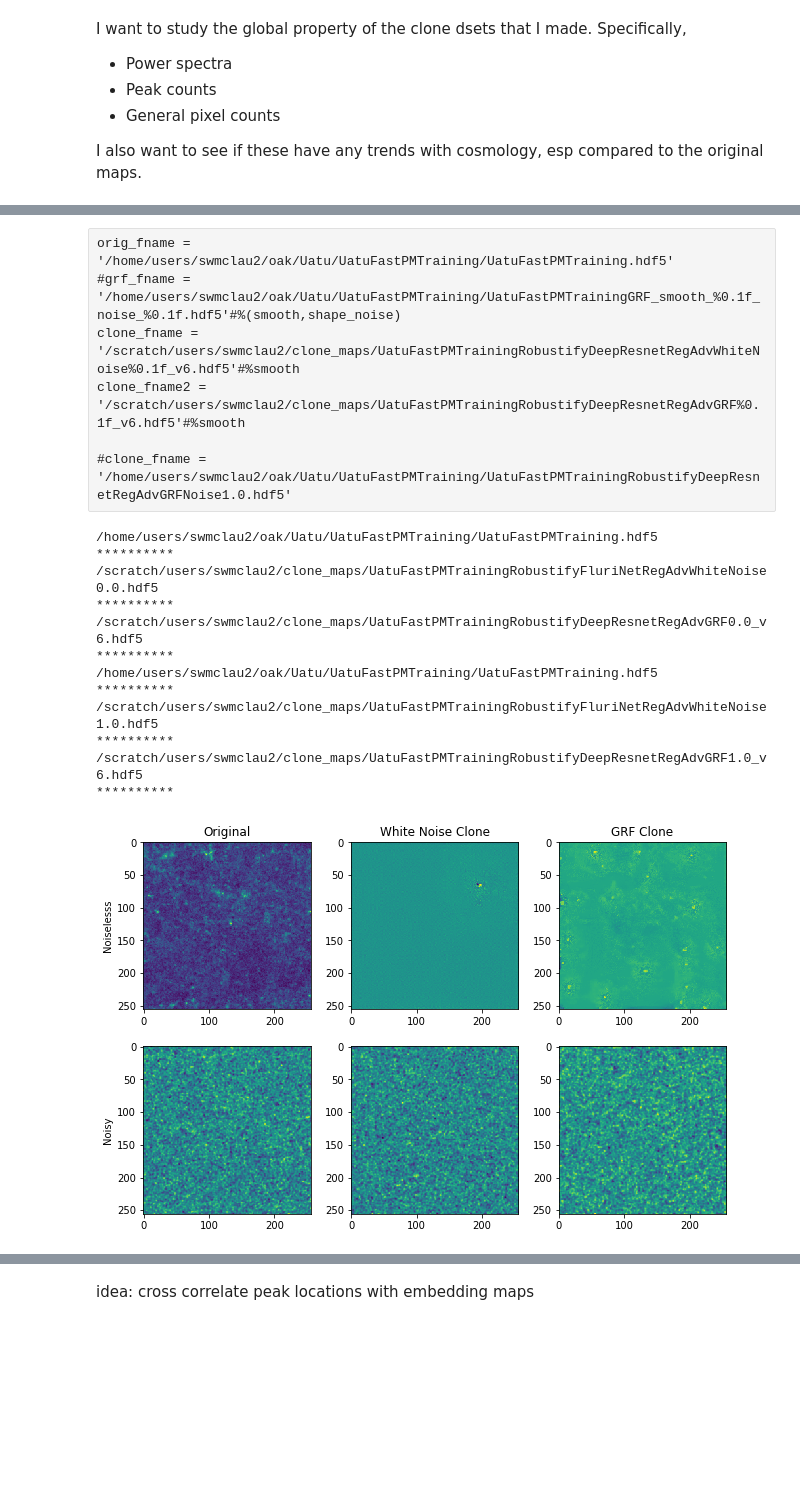
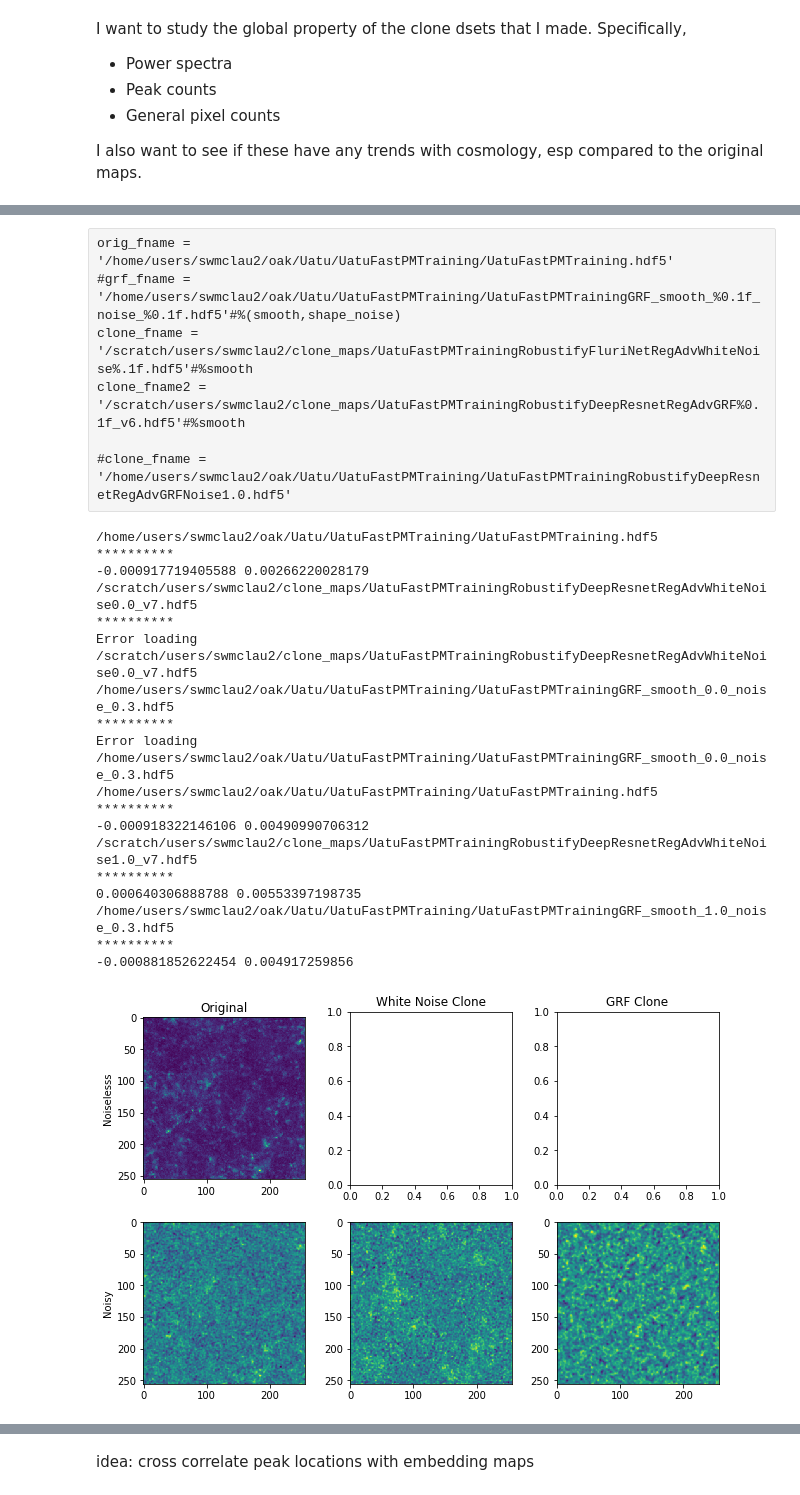
Before and after one commit to mclaughlin6464/uatu, a Jupyter notebook: notebooks/Plot Clone Maps Uatu I.ipynb, the cells around one changed output, grey strips where cells are left out. Saved outputs shown, nothing was run; the diff lists cells and outputs as text; code cells hidden in the pictures; blank space fills up the shorter version.

```diff
--- a/notebooks/Plot Clone Maps Uatu I.ipynb
+++ b/notebooks/Plot Clone Maps Uatu I.ipynb
@@ -20,8 +30,9 @@ I also want to see if these have any trends with cosmology, esp compared to the
 # %%
 smooths = [0.0, 1.0]
 noises= np.array([0.0, 0.29])
-shape_noises = noises/np.sqrt((2.34**2)*30) #sigma_e/sqrt(A*n)
+shape_noises = noises/np.sqrt((A)*30) #sigma_e/sqrt(A*n)
+print shape_noises
 data_mod1 = lambda x:x
 data_mod2 = lambda x: gaussian_filter(x+np.random.randn(*x.shape)*shape_noises[1], smooths[1])# add a normalization, hopefully sufficient
 
-data_mods = [data_mod1, data_mod2]
+data_mods = [[data_mod1,data_mod1, data_mod1], [data_mod2, data_mod2, data_mod1]]
@@ -36,17 +50,17 @@ ls ~/scratch/clone_maps/*DeepResnet*.hdf5 -ltr
+# %%
+orig_fname = '/home/users/swmclau2/oak/Uatu/UatuFastPMTraining/UatuFastPMTraining.hdf5'
+grf_fname = '/home/users/swmclau2/oak/Uatu/UatuFastPMTraining/UatuFastPMTrainingGRF_smooth_%0.1f_noise_0.3.hdf5'#%(smooth,shape_noise)
+clone_fname = '/scratch/users/swmclau2/clone_maps/UatuFastPMTrainingRobustifyDeepResnetRegAdvWhiteNoise%0.1f_v7.hdf5'#%smooth
+#clone_fname2 = '/scratch/users/swmclau2/clone_maps/UatuFastPMTrainingRobustifyDeepResnetRegAdvGRF%0.1f_v6.hdf5'#%smooth
+
+#clone_fname = '/home/users/swmclau2/oak/Uatu/UatuFastPMTraining/UatuFastPMTrainingRobustifyDeepResnetRegAdvGRFNoise1.0.hdf5'
 # %% [raw]
 orig_fname = '/home/users/swmclau2/oak/Uatu/UatuFastPMTraining/UatuFastPMTraining.hdf5'
 #grf_fname = '/home/users/swmclau2/oak/Uatu/UatuFastPMTraining/UatuFastPMTrainingGRF_smooth_%0.1f_noise_%0.1f.hdf5'#%(smooth,shape_noise)
-clone_fname = '/scratch/users/swmclau2/clone_maps/UatuFastPMTrainingRobustifyDeepResnetRegAdvWhiteNoise%0.1f_v6.hdf5'#%smooth
+clone_fname = '/scratch/users/swmclau2/clone_maps/UatuFastPMTrainingRobustifyFluriNetRegAdvWhiteNoise%.1f.hdf5'#%smooth
 clone_fname2 = '/scratch/users/swmclau2/clone_maps/UatuFastPMTrainingRobustifyDeepResnetRegAdvGRF%0.1f_v6.hdf5'#%smooth
 
 #clone_fname = '/home/users/swmclau2/oak/Uatu/UatuFastPMTraining/UatuFastPMTrainingRobustifyDeepResnetRegAdvGRFNoise1.0.hdf5'
-# %%
-orig_fname = '/home/users/swmclau2/oak/Uatu/UatuFastPMTraining/UatuFastPMTraining.hdf5'
-#grf_fname = '/home/users/swmclau2/oak/Uatu/UatuFastPMTraining/UatuFastPMTrainingGRF_smooth_%0.1f_noise_%0.1f.hdf5'#%(smooth,shape_noise)
-clone_fname = '/scratch/users/swmclau2/clone_maps/UatuFastPMTrainingRobustifyFluriNetRegAdvWhiteNoise%.1f.hdf5'#%smooth
-clone_fname2 = '/scratch/users/swmclau2/clone_maps/UatuFastPMTrainingRobustifyDeepResnetRegAdvGRF%0.1f_v6.hdf5'#%smooth
-
-#clone_fname = '/home/users/swmclau2/oak/Uatu/UatuFastPMTraining/UatuFastPMTrainingRobustifyDeepResnetRegAdvGRFNoise1.0.hdf5'
 # %%
 def plot_set(orig_fname, clone_fname, clone_fname2, boxno, idx):
     fig, axes = plt.subplots(2,3, figsize=(9,6))
@@ -54,8 +68,8 @@ def plot_set(orig_fname, clone_fname, clone_fname2, boxno, idx):
     for smooth, shape_noise, data_mod, ax in zip(smooths,\
                                                  shape_noises,
                                                  data_mods, axes):
-        for fname, a in zip([orig_fname, clone_fname, clone_fname2],
-                            ax):
+        for fname, a,dm in zip([orig_fname, clone_fname, clone_fname2],
+                            ax, data_mod):
 
             if fname!=orig_fname:
                 fname = fname%smooth
@@ -67,7 +81,9 @@ def plot_set(orig_fname, clone_fname, clone_fname2, boxno, idx):
             except IOError:
                 print 'Error loading %s'%fname
                 continue
-            X = data_mod(X)
+            X = dm(X)
+            print X.mean(), X.std()
+
             X = (X-X.mean())/X.std()
 
             a.imshow(X)
@@ -86,18 +102,24 @@ def plot_set(orig_fname, clone_fname, clone_fname2, boxno, idx):
     #plt.title('White Noise Clone')
     #plt.title('GRF Clone')
 # %%
-xt = plot_set(orig_fname, clone_fname, clone_fname2, 'Box111', 200)
+xt = plot_set(orig_fname, clone_fname, grf_fname, 'Box100', 200)
 # %% [output]
 /home/users/swmclau2/oak/Uatu/UatuFastPMTraining/UatuFastPMTraining.hdf5
 **********
-/scratch/users/swmclau2/clone_maps/UatuFastPMTrainingRobustifyFluriNetRegAdvWhiteNoise0.0.hdf5
+-0.000917719405588 0.00266220028179
+/scratch/users/swmclau2/clone_maps/UatuFastPMTrainingRobustifyDeepResnetRegAdvWhiteNoise0.0_v7.hdf5
 **********
-/scratch/users/swmclau2/clone_maps/UatuFastPMTrainingRobustifyDeepResnetRegAdvGRF0.0_v6.hdf5
+Error loading /scratch/users/swmclau2/clone_maps/UatuFastPMTrainingRobustifyDeepResnetRegAdvWhiteNoise0.0_v7.hdf5
+/home/users/swmclau2/oak/Uatu/UatuFastPMTraining/UatuFastPMTrainingGRF_smooth_0.0_noise_0.3.hdf5
 **********
+Error loading /home/users/swmclau2/oak/Uatu/UatuFastPMTraining/UatuFastPMTrainingGRF_smooth_0.0_noise_0.3.hdf5
 /home/users/swmclau2/oak/Uatu/UatuFastPMTraining/UatuFastPMTraining.hdf5
 **********
-/scratch/users/swmclau2/clone_maps/UatuFastPMTrainingRobustifyFluriNetRegAdvWhiteNoise1.0.hdf5
+-0.000918322146106 0.00490990706312
+/scratch/users/swmclau2/clone_maps/UatuFastPMTrainingRobustifyDeepResnetRegAdvWhiteNoise1.0_v7.hdf5
 **********
-/scratch/users/swmclau2/clone_maps/UatuFastPMTrainingRobustifyDeepResnetRegAdvGRF1.0_v6.hdf5
+0.000640306888788 0.00553397198735
+/home/users/swmclau2/oak/Uatu/UatuFastPMTraining/UatuFastPMTrainingGRF_smooth_1.0_noise_0.3.hdf5
 **********
+-0.000881852622454 0.004917259856
-[figure, old version]
+[figure, new version]
```
Also changed, not shown: parts of 8 cells of this notebook, 16 other files.
